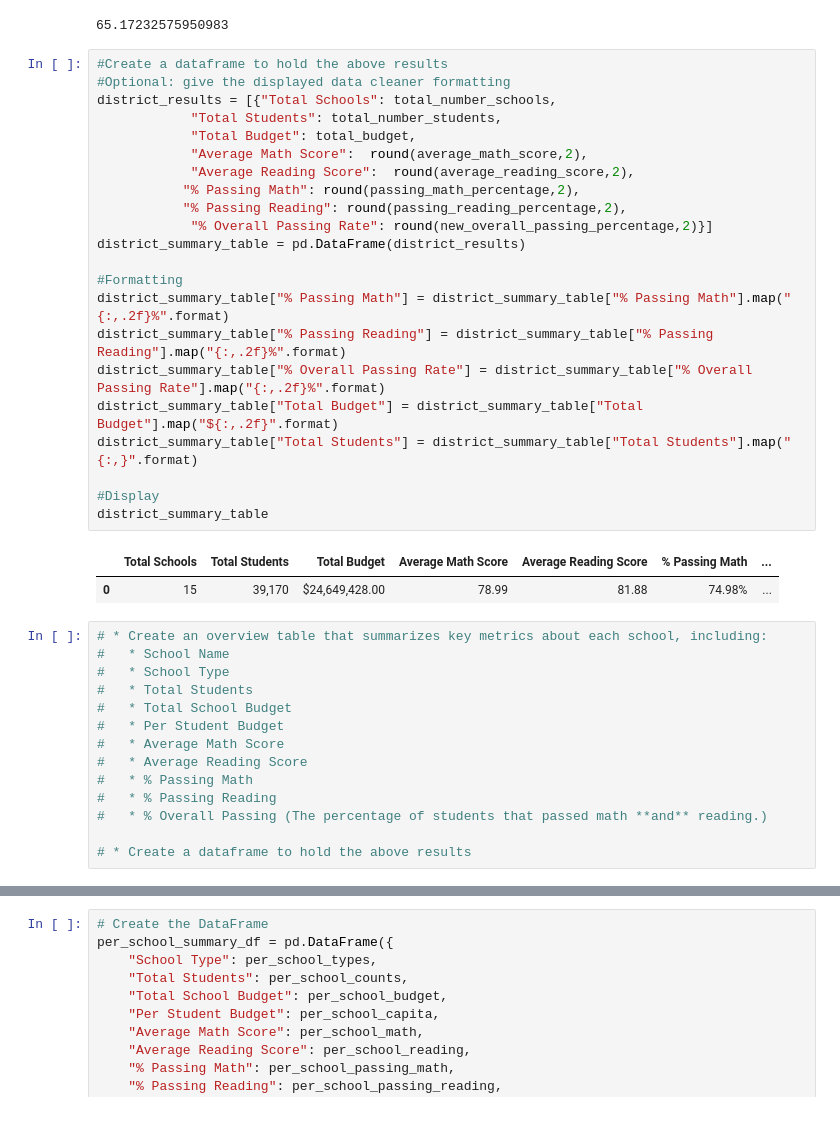
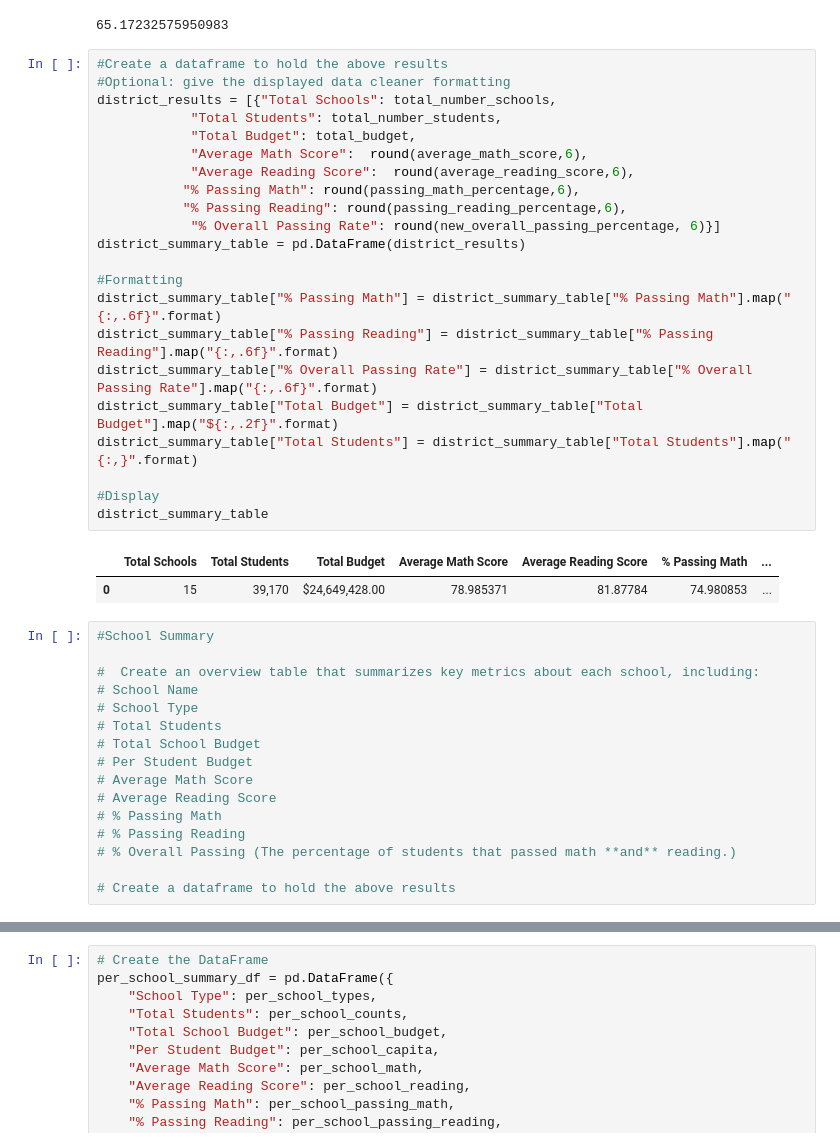
Before and after one commit to malumisa/pandas-challenge, a Jupyter notebook: PyCitySchools/city_schools.ipynb, the cells around one changed output, grey strips where cells are left out. Cells and saved outputs as stored; diff of their text form.

```diff
--- a/PyCitySchools/city_schools.ipynb
+++ b/PyCitySchools/city_schools.ipynb
@@ -158,40 +158,42 @@ new_overall_passing_percentage
 # %%
 #Create a dataframe to hold the above results
 #Optional: give the displayed data cleaner formatting
 district_results = [{"Total Schools": total_number_schools,
             "Total Students": total_number_students,
             "Total Budget": total_budget,
-            "Average Math Score":  round(average_math_score,2),
-            "Average Reading Score":  round(average_reading_score,2),
-           "% Passing Math": round(passing_math_percentage,2),
-           "% Passing Reading": round(passing_reading_percentage,2),
-            "% Overall Passing Rate": round(new_overall_passing_percentage,2)}]
+            "Average Math Score":  round(average_math_score,6),
+            "Average Reading Score":  round(average_reading_score,6),
+           "% Passing Math": round(passing_math_percentage,6),
+           "% Passing Reading": round(passing_reading_percentage,6),
+            "% Overall Passing Rate": round(new_overall_passing_percentage, 6)}]
 district_summary_table = pd.DataFrame(district_results)
 
 #Formatting
-district_summary_table["% Passing Math"] = district_summary_table["% Passing Math"].map("{:,.2f}%".format)
-district_summary_table["% Passing Reading"] = district_summary_table["% Passing Reading"].map("{:,.2f}%".format)
-district_summary_table["% Overall Passing Rate"] = district_summary_table["% Overall Passing Rate"].map("{:,.2f}%".format)
+district_summary_table["% Passing Math"] = district_summary_table["% Passing Math"].map("{:,.6f}".format)
+district_summary_table["% Passing Reading"] = district_summary_table["% Passing Reading"].map("{:,.6f}".format)
+district_summary_table["% Overall Passing Rate"] = district_summary_table["% Overall Passing Rate"].map("{:,.6f}".format)
 district_summary_table["Total Budget"] = district_summary_table["Total Budget"].map("${:,.2f}".format)
 district_summary_table["Total Students"] = district_summary_table["Total Students"].map("{:,}".format)
 
 #Display
 district_summary_table
 # %% [output]
 |  | Total Schools | Total Students | Total Budget | Average Math Score | Average Reading Score | % Passing Math | ... |
-| 0 | 15 | 39,170 | $24,649,428.00 | 78.99 | 81.88 | 74.98% | ... |
+| 0 | 15 | 39,170 | $24,649,428.00 | 78.985371 | 81.87784 | 74.980853 | ... |
 # %%
-# * Create an overview table that summarizes key metrics about each school, including:
-#   * School Name
-#   * School Type
-#   * Total Students
-#   * Total School Budget
-#   * Per Student Budget
-#   * Average Math Score
-#   * Average Reading Score
-#   * % Passing Math
-#   * % Passing Reading
-#   * % Overall Passing (The percentage of students that passed math **and** reading.)
+#School Summary
 
-# * Create a dataframe to hold the above results
+#  Create an overview table that summarizes key metrics about each school, including:
+# School Name
+# School Type
+# Total Students
+# Total School Budget
+# Per Student Budget
+# Average Math Score
+# Average Reading Score
+# % Passing Math
+# % Passing Reading
+# % Overall Passing (The percentage of students that passed math **and** reading.)
+
+# Create a dataframe to hold the above results
 # %%
```
Also changed, not shown: parts of 11 cells of this notebook.
